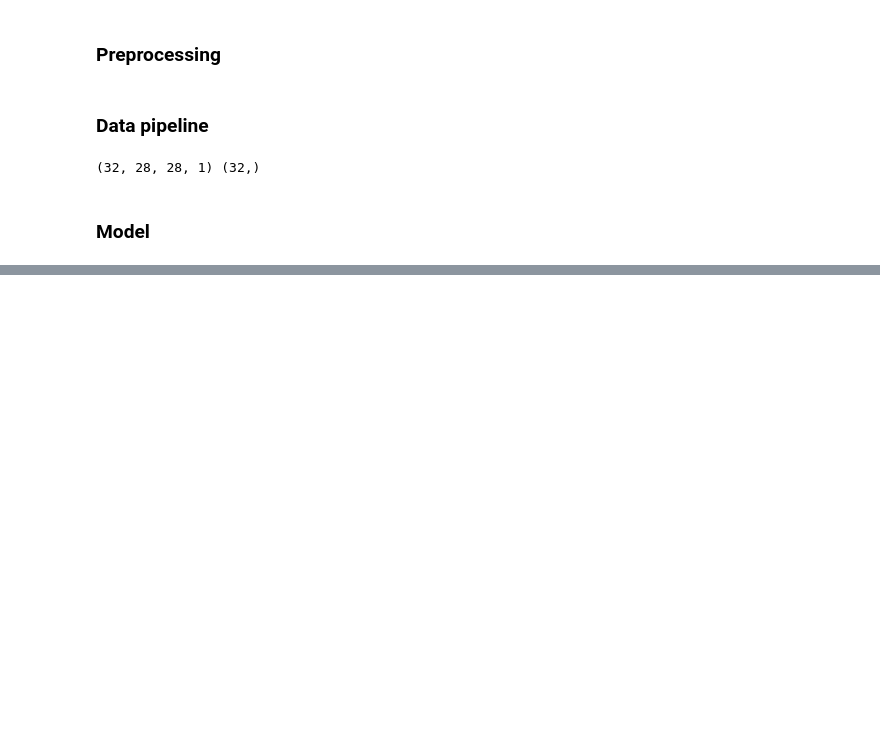
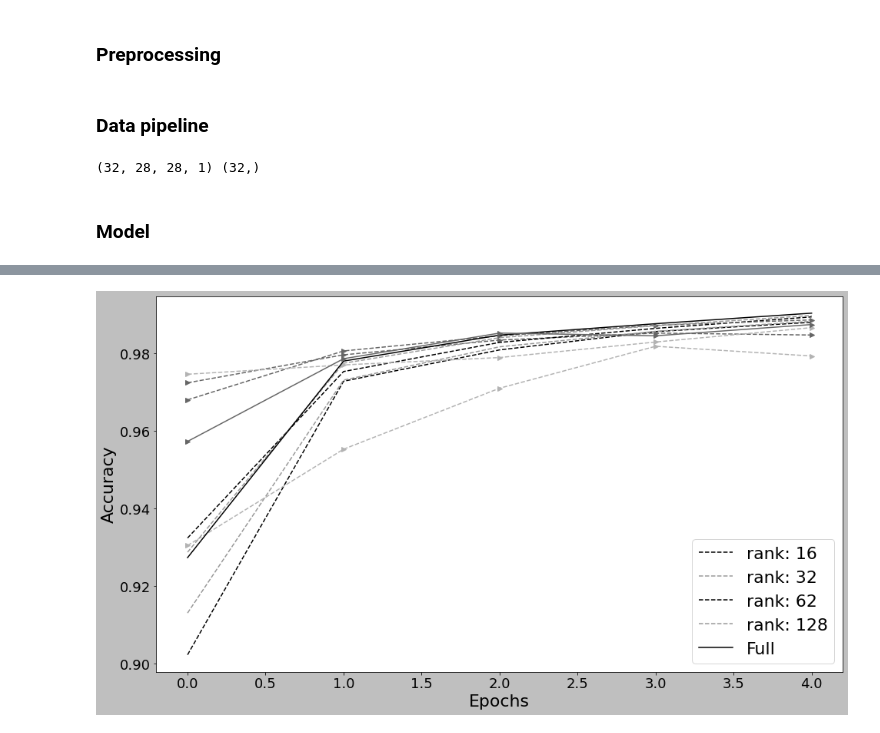
Before and after one commit to predict-idlab/svd-kernels, a Jupyter notebook: notebooks/MNIST.ipynb, the cells around one changed output, grey strips where cells are left out. Cells and saved outputs as stored; diff of their text form; code cells hidden in the pictures; blank space fills up the shorter version.

```diff
--- a/notebooks/MNIST.ipynb
+++ b/notebooks/MNIST.ipynb
@@ -193,0 +305,14 @@ plt.show()
+# %%
+plt.figure(figsize=(16, 9))
+for rank, history in histories_rank.items():
+    plt.plot(history.history['sparse_categorical_accuracy'], label=f'rank: {rank}', linestyle='dashed')
+    plt.plot(history.history['val_sparse_categorical_accuracy'], marker='>', linestyle='dashed')
+plt.plot(regular_history.history['sparse_categorical_accuracy'], label=f'Full')
+plt.plot(regular_history.history['val_sparse_categorical_accuracy'], marker='>')
+plt.ylabel('Accuracy')
+plt.xlabel('Epochs')
+plt.legend()
+plt.savefig('figures/MNIST_accuracy.png')
+plt.show()
+# %% [output]
+[figure, added]
```
Also changed, not shown: parts of 38 cells of this notebook, 8 other files.
